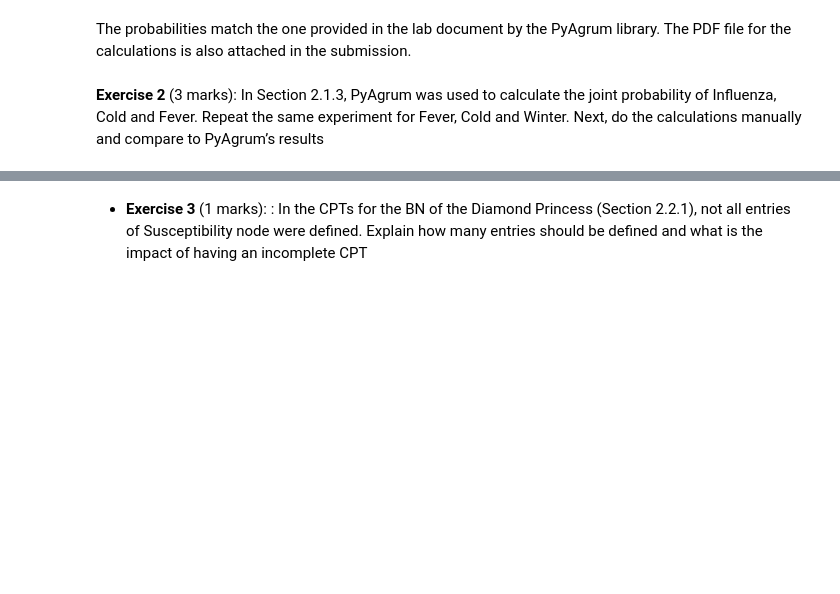
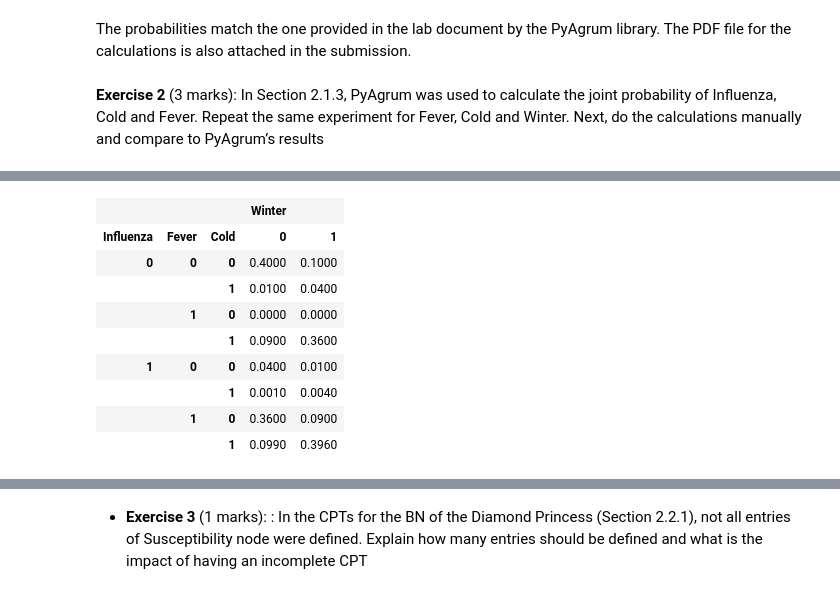
Before and after one commit to Abhay2412/ENCM509Labs, a Jupyter notebook: Lab 8/Lab08-BayesianNetwork2024W-Abhay Khosla.ipynb, the cells around one changed output, grey strips where cells are left out. Drawn from its saved outputs; the diff is of its cells as text; code cells hidden in the pictures; blank space fills up the shorter version.

```diff
--- a/Lab 8/Lab08-BayesianNetwork2024W-Abhay Khosla.ipynb
+++ b/Lab 8/Lab08-BayesianNetwork2024W-Abhay Khosla.ipynb
@@ -350,3 +350,16 @@ High susceptibility of 48.64%, the age [70-79] is the most likely with 27.35%
 The probabilities match the one provided in the lab document by the PyAgrum library. The PDF file for the calculations is also attached in the submission.
 # %% [markdown]
 **Exercise 2** (3 marks):  In Section 2.1.3, PyAgrum was used to calculate the joint probability of Influenza, Cold and Fever. Repeat the same experiment for Fever, Cold and Winter. Next, do the calculations manually and compare to PyAgrum’s results
+# %%
+# no evidence
+evidence = {}
+
+# just to remind the BN
+gnb.showInference(bn1, evs=evidence)
+
+# Calculating the joint probability: Chain Rule
+pICF = bn1.cpt('Fever') * bn1.cpt('Cold') * bn1.cpt('Winter')
+
+# the result are all the possible scenarios
+pICF
+# %% [output]
@@ -352,0 +367,10 @@ The probabilities match the one provided in the lab document by the PyAgrum libr
+|  |  |  | Winter |  |
+| Influenza | Fever | Cold | 0 | 1 |
+| 0 | 0 | 0 | 0.4000 | 0.1000 |
+|  |  | 1 | 0.0100 | 0.0400 |
+|  | 1 | 0 | 0.0000 | 0.0000 |
+|  |  | 1 | 0.0900 | 0.3600 |
+| 1 | 0 | 0 | 0.0400 | 0.0100 |
+|  |  | 1 | 0.0010 | 0.0040 |
+|  | 1 | 0 | 0.3600 | 0.0900 |
+|  |  | 1 | 0.0990 | 0.3960 |
```
Also changed, not shown: parts of 7 cells of this notebook, 2 other files.
